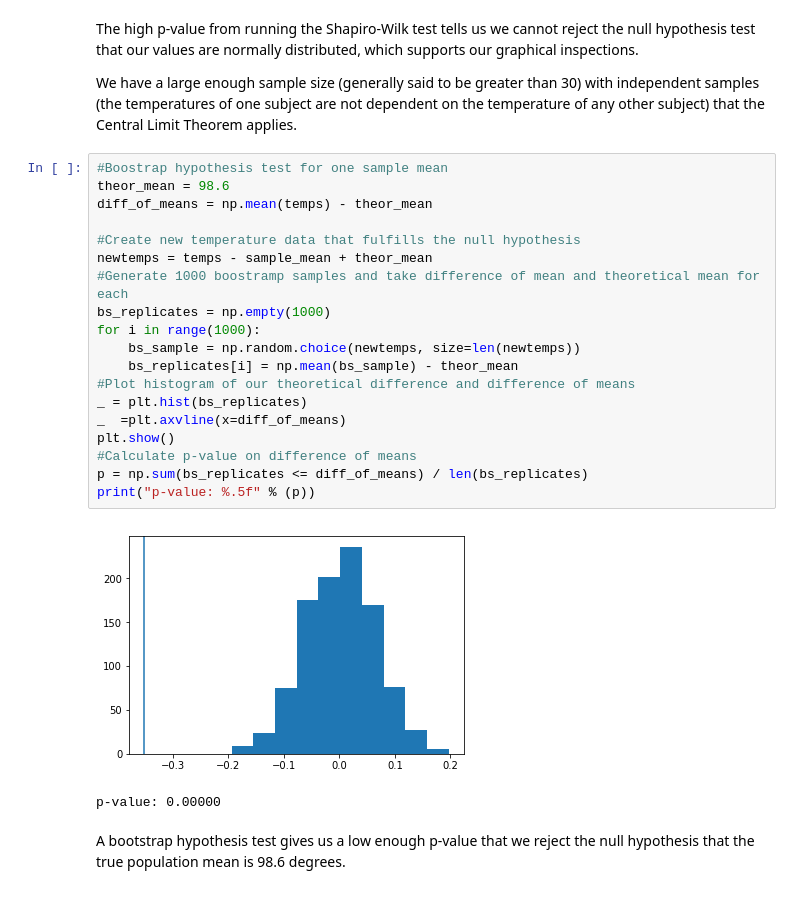
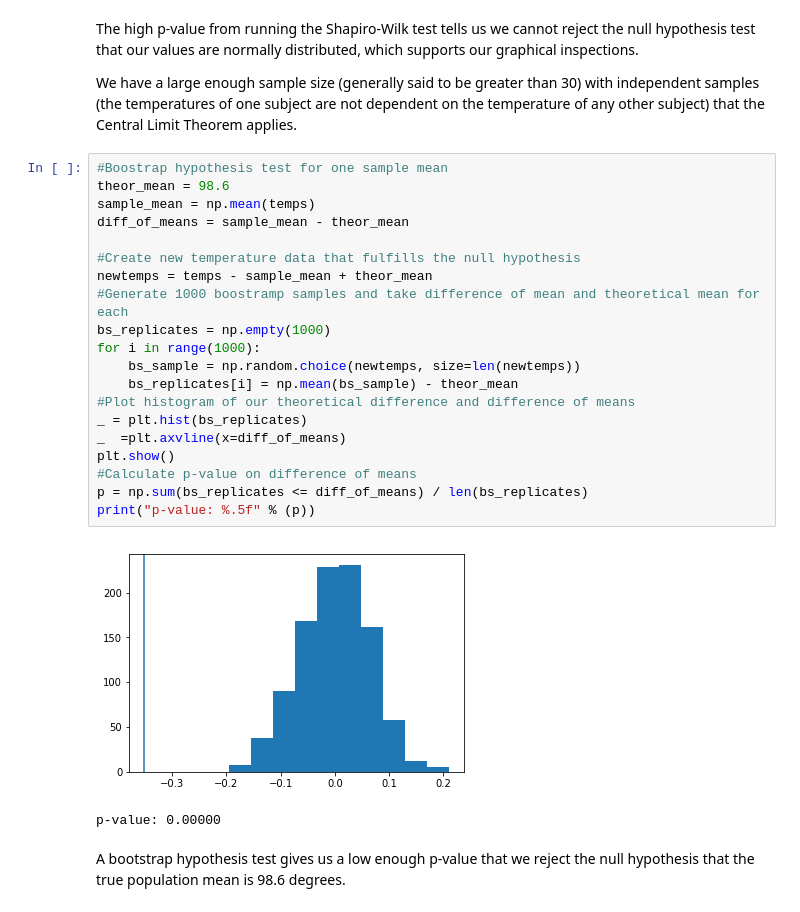
Before and after one commit to hussain-jafari/Springboard, a Jupyter notebook: EDA_Projects/EDA_human_temperature/sliderule_dsi_inferential_statistics_exercise_1.ipynb, the cells around one changed output. Saved outputs shown, nothing was run; the diff lists cells and outputs as text.

```diff
--- a/EDA_Projects/EDA_human_temperature/sliderule_dsi_inferential_statistics_exercise_1.ipynb
+++ b/EDA_Projects/EDA_human_temperature/sliderule_dsi_inferential_statistics_exercise_1.ipynb
@@ -94,24 +94,25 @@ We have a large enough sample size (generally said to be greater than 30) with i
 # %%
 #Boostrap hypothesis test for one sample mean
 theor_mean = 98.6
-diff_of_means = np.mean(temps) - theor_mean
+sample_mean = np.mean(temps)
+diff_of_means = sample_mean - theor_mean
 
 #Create new temperature data that fulfills the null hypothesis
 newtemps = temps - sample_mean + theor_mean
 #Generate 1000 boostramp samples and take difference of mean and theoretical mean for each
 bs_replicates = np.empty(1000)
 for i in range(1000):
     bs_sample = np.random.choice(newtemps, size=len(newtemps))
     bs_replicates[i] = np.mean(bs_sample) - theor_mean
 #Plot histogram of our theoretical difference and difference of means
 _ = plt.hist(bs_replicates)
 _  =plt.axvline(x=diff_of_means)
 plt.show()
 #Calculate p-value on difference of means
 p = np.sum(bs_replicates <= diff_of_means) / len(bs_replicates)
 print("p-value: %.5f" % (p))
 # %% [output]
-[figure, old version]
+[figure, new version]
 p-value: 0.00000
 # %% [markdown]
 A bootstrap hypothesis test gives us a low enough p-value that we reject the null hypothesis that the true population mean is 98.6 degrees.
```
Also changed, not shown: parts of 5 cells of this notebook.
